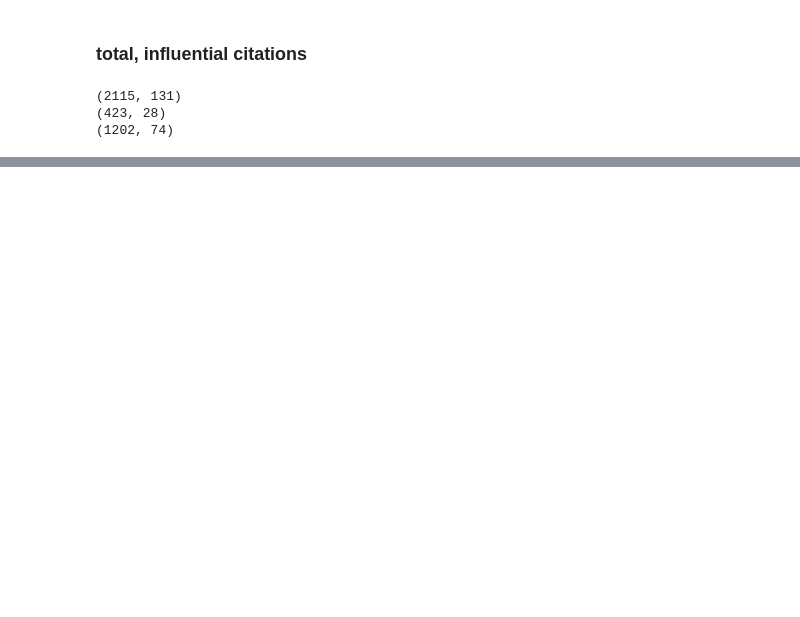
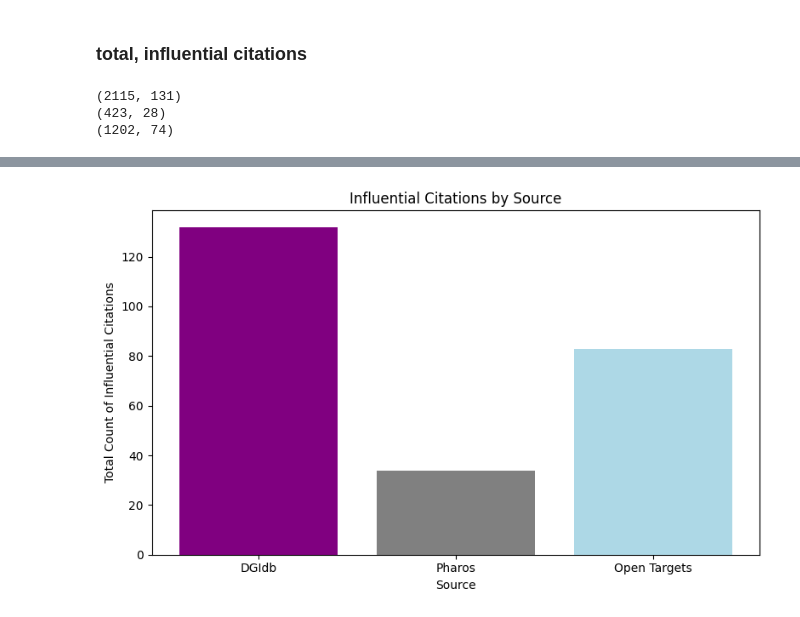
Before and after one commit to dgidb/dgidb-citation-analysis, a Jupyter notebook: semantic-scholar-citations.ipynb, the cells around one changed output, grey strips where cells are left out. Drawn from its saved outputs; the diff is of its cells as text; code cells hidden in the pictures; blank space fills up the shorter version.

```diff
--- a/semantic-scholar-citations.ipynb
+++ b/semantic-scholar-citations.ipynb
@@ -109,0 +180,36 @@ with open("data/semantic_scholar_citation_metadata.json", "w") as f:
+# %%
+def influential_overall(df: pd.DataFrame):
+    df['is_influential'] = df['is_influential'].astype(int)  # Convert booleans to integers
+    aggregated = df.groupby(['source'])['is_influential'].sum().reset_index()
+
+    # Rename sources for better readability
+    aggregated['source'] = aggregated['source'].replace({
+        "dgidb": "DGIdb",
+        "ot": "Open Targets",
+        "pharos": "Pharos"
+    })
+
+    # Reorder sources
+    aggregated = aggregated.set_index('source').reindex(["DGIdb", "Pharos", "Open Targets"]).reset_index()
+
+    # Plot a bar chart
+    fig, ax = plt.subplots(figsize=(8, 5))
+
+    sources = aggregated['source']
+    counts = aggregated['is_influential']
+    colors = ["purple", "grey", "lightblue"]
+
+    ax.bar(sources, counts, color=colors)
+
+    # Customize plot
+    ax.set_xlabel('Source')
+    ax.set_ylabel('Total Count of Influential Citations')
+    ax.set_title('Influential Citations by Source')
+
+    plt.tight_layout()
+    plt.show()
+
+# Example usage
+influential_overall(df)
+# %% [output]
+[figure, added]
```
Also changed, not shown: parts of 4 cells of this notebook.
